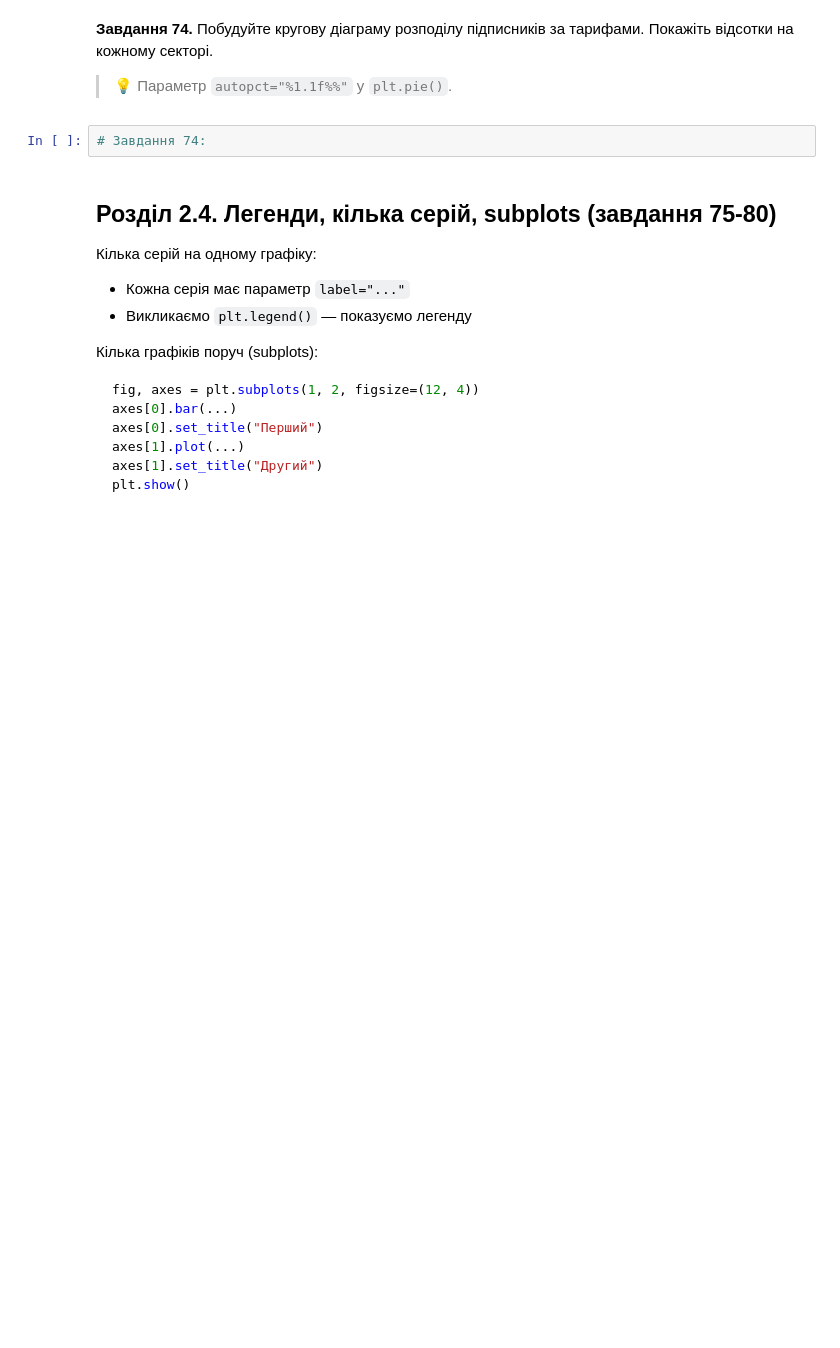
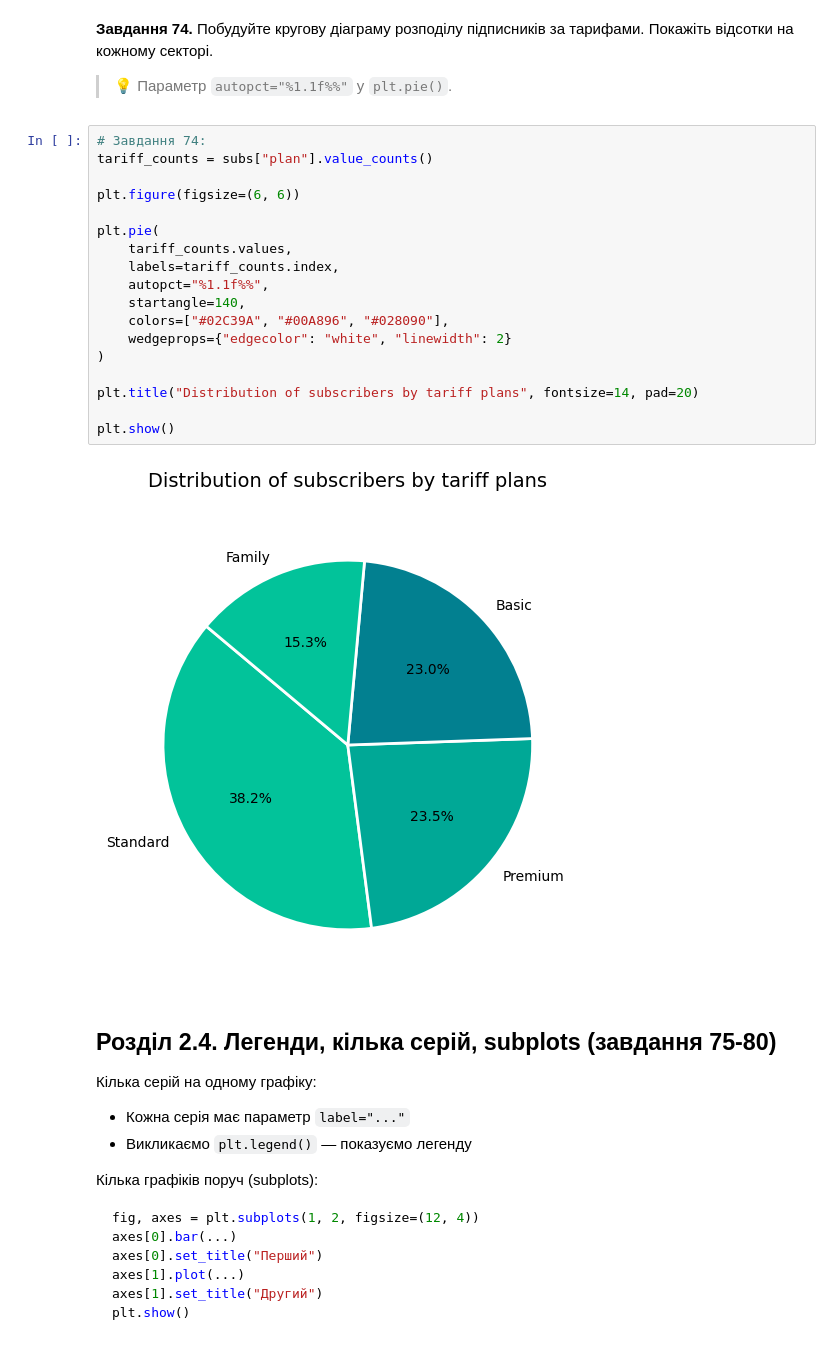
Before and after one commit to NatalieAleksandrova2026/DTA_2026, a Jupyter notebook: Homework/pandas_viz_practice.ipynb, the cells around one changed output. Cells and saved outputs as stored; diff of their text form; blank space fills up the shorter version.

```diff
--- a/Homework/pandas_viz_practice.ipynb
+++ b/Homework/pandas_viz_practice.ipynb
@@ -1415,8 +1415,26 @@ plt.show()
 **Завдання 74.** Побудуйте кругову діаграму розподілу підписників за тарифами. Покажіть відсотки на кожному секторі.
 
 > 💡 Параметр `autopct="%1.1f%%"` у `plt.pie()`.
-# %%
-# Завдання 74:
+# %%
+# Завдання 74:
+tariff_counts = subs["plan"].value_counts()
+
+plt.figure(figsize=(6, 6))
+
+plt.pie(
+    tariff_counts.values,
+    labels=tariff_counts.index,
+    autopct="%1.1f%%",
+    startangle=140,
+    colors=["#02C39A", "#00A896", "#028090"],
+    wedgeprops={"edgecolor": "white", "linewidth": 2}
+)
+
+plt.title("Distribution of subscribers by tariff plans", fontsize=14, pad=20)
+
+plt.show()
+# %% [output]
+[figure, added]
 # %% [markdown]
 ## Розділ 2.4. Легенди, кілька серій, subplots (завдання 75-80)
 
```
